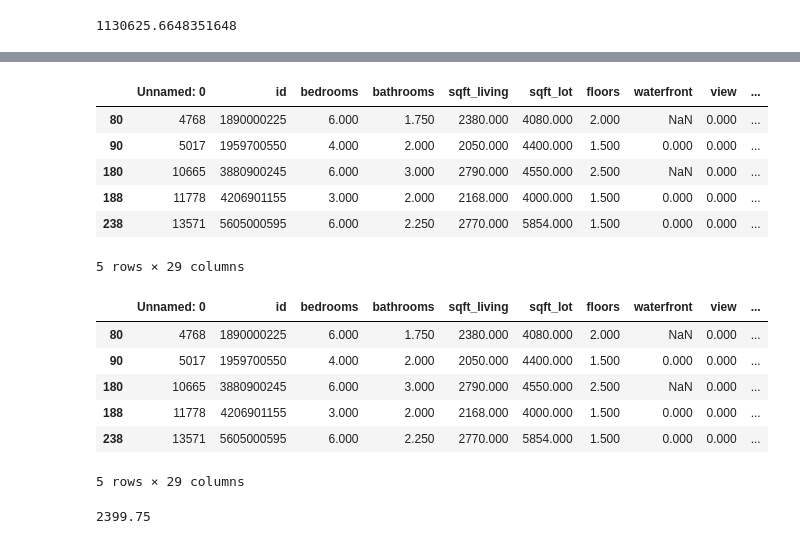
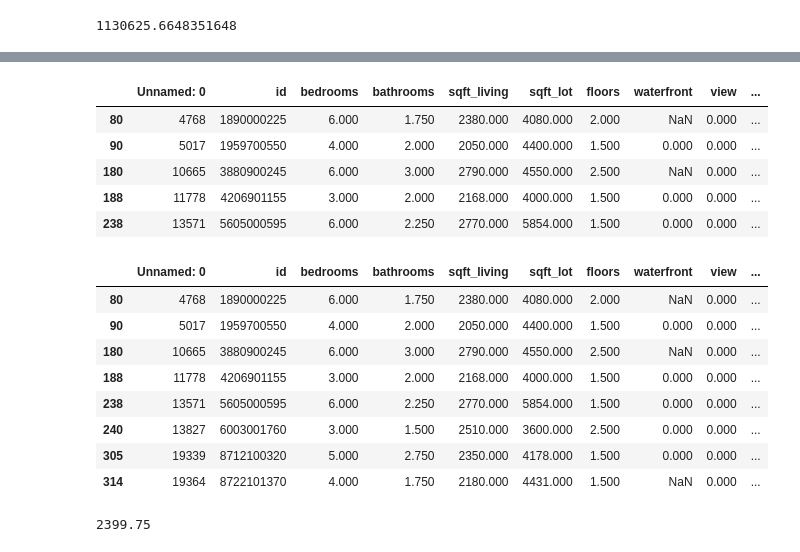
Before and after one commit to ronniealdrin/Historic_houses_to_resell_in_Seattle, a Jupyter notebook: Houses_to_resell_in_Seatlle.ipynb, the cells around one changed output, grey strips where cells are left out. Cells and saved outputs as stored; diff of their text form; code cells hidden in the pictures.

```diff
--- a/Houses_to_resell_in_Seatlle.ipynb
+++ b/Houses_to_resell_in_Seatlle.ipynb
@@ -3,18 +3,2 @@
 
 ![](embedded-picture-1)
-# %%
-import warnings
-
-warnings.filterwarnings("ignore")
-
-import pandas as pd
-import numpy as np
-import matplotlib.pyplot as plt
-import seaborn as sns
-import psycopg2
-
-from matplotlib.ticker import PercentFormatter
-plt.rcParams.update({ "figure.figsize" : (8, 5),"axes.facecolor" : "white", "axes.edgecolor":  "black"})
-plt.rcParams["figure.facecolor"]= "w"
-pd.plotting.register_matplotlib_converters()
-pd.set_option('display.float_format', lambda x: '%.3f' % x)
@@ -1171,17 +1090,19 @@ df_filteredv2.head()
 | 180 | 10665 | 3880900245 | 6.000 | 3.000 | 2790.000 | 4550.000 | 2.500 | NaN | 0.000 | ... |
 | 188 | 11778 | 4206901155 | 3.000 | 2.000 | 2168.000 | 4000.000 | 1.500 | 0.000 | 0.000 | ... |
 | 238 | 13571 | 5605000595 | 6.000 | 2.250 | 2770.000 | 5854.000 | 1.500 | 0.000 | 0.000 | ... |
-5 rows × 29 columns
 # %%
 df_best_hauses = df_filteredv2.copy()
-# %%
-df_best_hauses.head()
-# %% [output]
-|  | Unnamed: 0 | id | bedrooms | bathrooms | sqft_living | sqft_lot | floors | waterfront | view | ... |
-| 80 | 4768 | 1890000225 | 6.000 | 1.750 | 2380.000 | 4080.000 | 2.000 | NaN | 0.000 | ... |
-| 90 | 5017 | 1959700550 | 4.000 | 2.000 | 2050.000 | 4400.000 | 1.500 | 0.000 | 0.000 | ... |
-| 180 | 10665 | 3880900245 | 6.000 | 3.000 | 2790.000 | 4550.000 | 2.500 | NaN | 0.000 | ... |
-| 188 | 11778 | 4206901155 | 3.000 | 2.000 | 2168.000 | 4000.000 | 1.500 | 0.000 | 0.000 | ... |
-| 238 | 13571 | 5605000595 | 6.000 | 2.250 | 2770.000 | 5854.000 | 1.500 | 0.000 | 0.000 | ... |
-5 rows × 29 columns
+# %%
+# Dataset with the 8 nest historic houses for resale
+df_best_hauses
+# %% [output]
+|  | Unnamed: 0 | id | bedrooms | bathrooms | sqft_living | sqft_lot | floors | waterfront | view | ... |
+| 80 | 4768 | 1890000225 | 6.000 | 1.750 | 2380.000 | 4080.000 | 2.000 | NaN | 0.000 | ... |
+| 90 | 5017 | 1959700550 | 4.000 | 2.000 | 2050.000 | 4400.000 | 1.500 | 0.000 | 0.000 | ... |
+| 180 | 10665 | 3880900245 | 6.000 | 3.000 | 2790.000 | 4550.000 | 2.500 | NaN | 0.000 | ... |
+| 188 | 11778 | 4206901155 | 3.000 | 2.000 | 2168.000 | 4000.000 | 1.500 | 0.000 | 0.000 | ... |
+| 238 | 13571 | 5605000595 | 6.000 | 2.250 | 2770.000 | 5854.000 | 1.500 | 0.000 | 0.000 | ... |
+| 240 | 13827 | 6003001760 | 3.000 | 1.500 | 2510.000 | 3600.000 | 2.500 | 0.000 | 0.000 | ... |
+| 305 | 19339 | 8712100320 | 5.000 | 2.750 | 2350.000 | 4178.000 | 1.500 | 0.000 | 0.000 | ... |
+| 314 | 19364 | 8722101370 | 4.000 | 1.750 | 2180.000 | 4431.000 | 1.500 | NaN | 0.000 | ... |
 # %%
```
Also changed, not shown: parts of 51 cells of this notebook, 7 other files.
